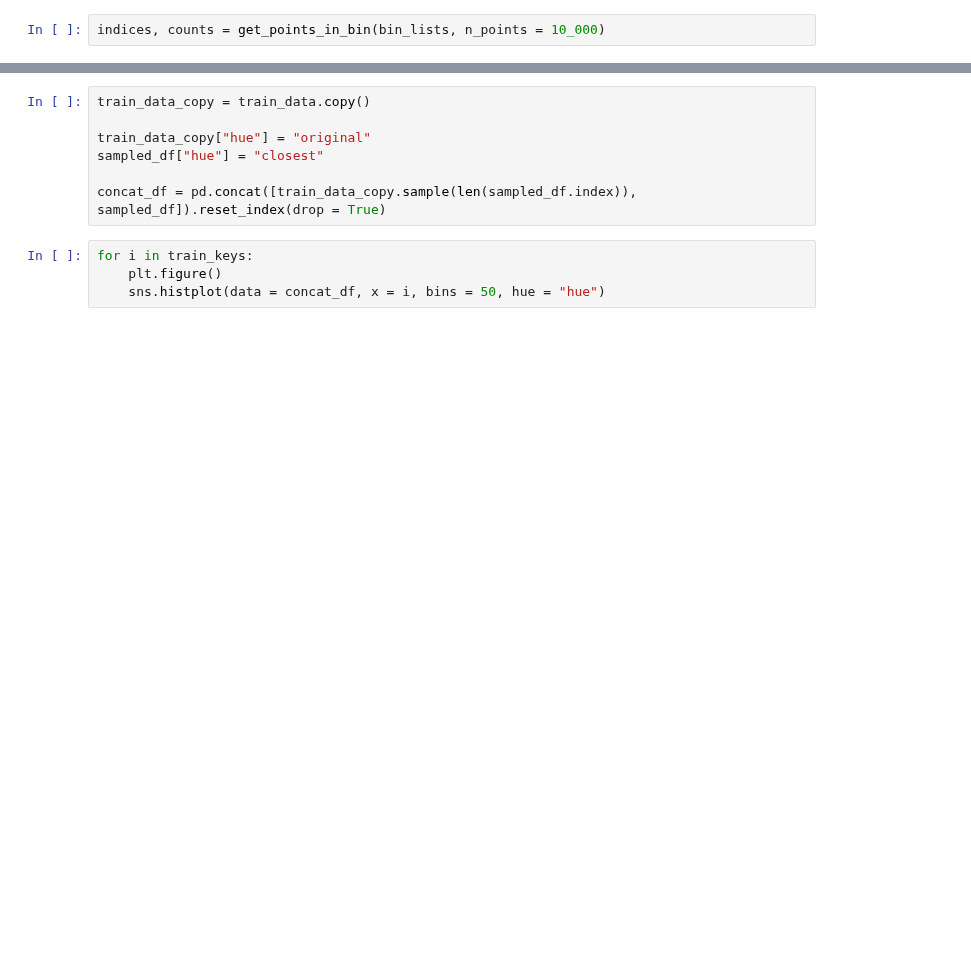
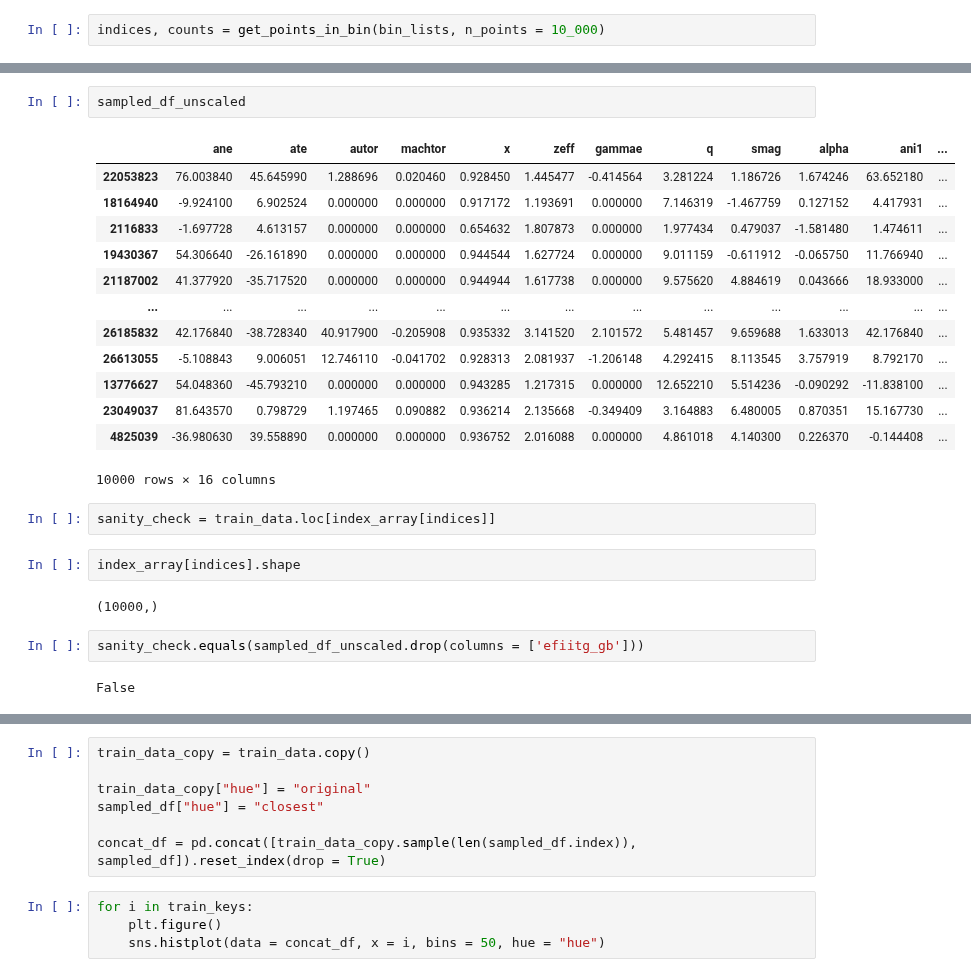
Before and after one commit to zcapjdb/UKAEAGroupProject, a Jupyter notebook: src/notebooks/flatten.ipynb, the cells around one changed output, grey strips where cells are left out. Saved outputs shown, nothing was run; the diff lists cells and outputs as text; blank space fills up the shorter version.

```diff
--- a/src/notebooks/flatten.ipynb
+++ b/src/notebooks/flatten.ipynb
@@ -367,0 +403,26 @@ sampled_df
+# %%
+sampled_df_unscaled
+# %% [output]
+|  | ane | ate | autor | machtor | x | zeff | gammae | q | smag | alpha | ani1 | ... |
+| 22053823 | 76.003840 | 45.645990 | 1.288696 | 0.020460 | 0.928450 | 1.445477 | -0.414564 | 3.281224 | 1.186726 | 1.674246 | 63.652180 | ... |
+| 18164940 | -9.924100 | 6.902524 | 0.000000 | 0.000000 | 0.917172 | 1.193691 | 0.000000 | 7.146319 | -1.467759 | 0.127152 | 4.417931 | ... |
+| 2116833 | -1.697728 | 4.613157 | 0.000000 | 0.000000 | 0.654632 | 1.807873 | 0.000000 | 1.977434 | 0.479037 | -1.581480 | 1.474611 | ... |
+| 19430367 | 54.306640 | -26.161890 | 0.000000 | 0.000000 | 0.944544 | 1.627724 | 0.000000 | 9.011159 | -0.611912 | -0.065750 | 11.766940 | ... |
+| 21187002 | 41.377920 | -35.717520 | 0.000000 | 0.000000 | 0.944944 | 1.617738 | 0.000000 | 9.575620 | 4.884619 | 0.043666 | 18.933000 | ... |
+| ... | ... | ... | ... | ... | ... | ... | ... | ... | ... | ... | ... | ... |
+| 26185832 | 42.176840 | -38.728340 | 40.917900 | -0.205908 | 0.935332 | 3.141520 | 2.101572 | 5.481457 | 9.659688 | 1.633013 | 42.176840 | ... |
+| 26613055 | -5.108843 | 9.006051 | 12.746110 | -0.041702 | 0.928313 | 2.081937 | -1.206148 | 4.292415 | 8.113545 | 3.757919 | 8.792170 | ... |
+| 13776627 | 54.048360 | -45.793210 | 0.000000 | 0.000000 | 0.943285 | 1.217315 | 0.000000 | 12.652210 | 5.514236 | -0.090292 | -11.838100 | ... |
+| 23049037 | 81.643570 | 0.798729 | 1.197465 | 0.090882 | 0.936214 | 2.135668 | -0.349409 | 3.164883 | 6.480005 | 0.870351 | 15.167730 | ... |
+| 4825039 | -36.980630 | 39.558890 | 0.000000 | 0.000000 | 0.936752 | 2.016088 | 0.000000 | 4.861018 | 4.140300 | 0.226370 | -0.144408 | ... |
+10000 rows × 16 columns
+# %%
+sanity_check = train_data.loc[index_array[indices]]
+# %%
+index_array[indices].shape
+# %% [output]
+(10000,)
+# %%
+sanity_check.equals(sampled_df_unscaled.drop(columns = ['efiitg_gb']))
+# %% [output]
+False
```
Also changed, not shown: parts of 22 cells of this notebook, 1 other file.
